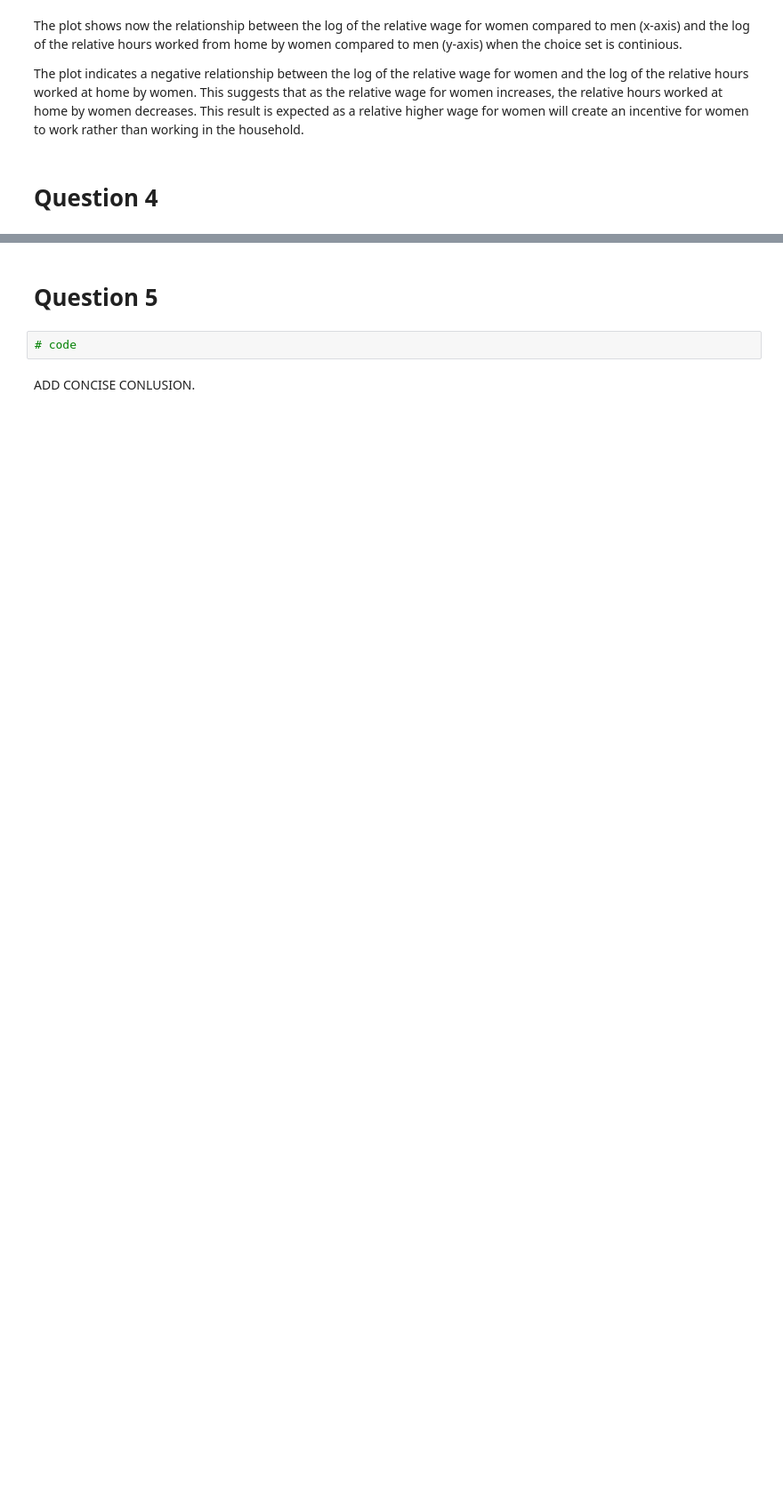
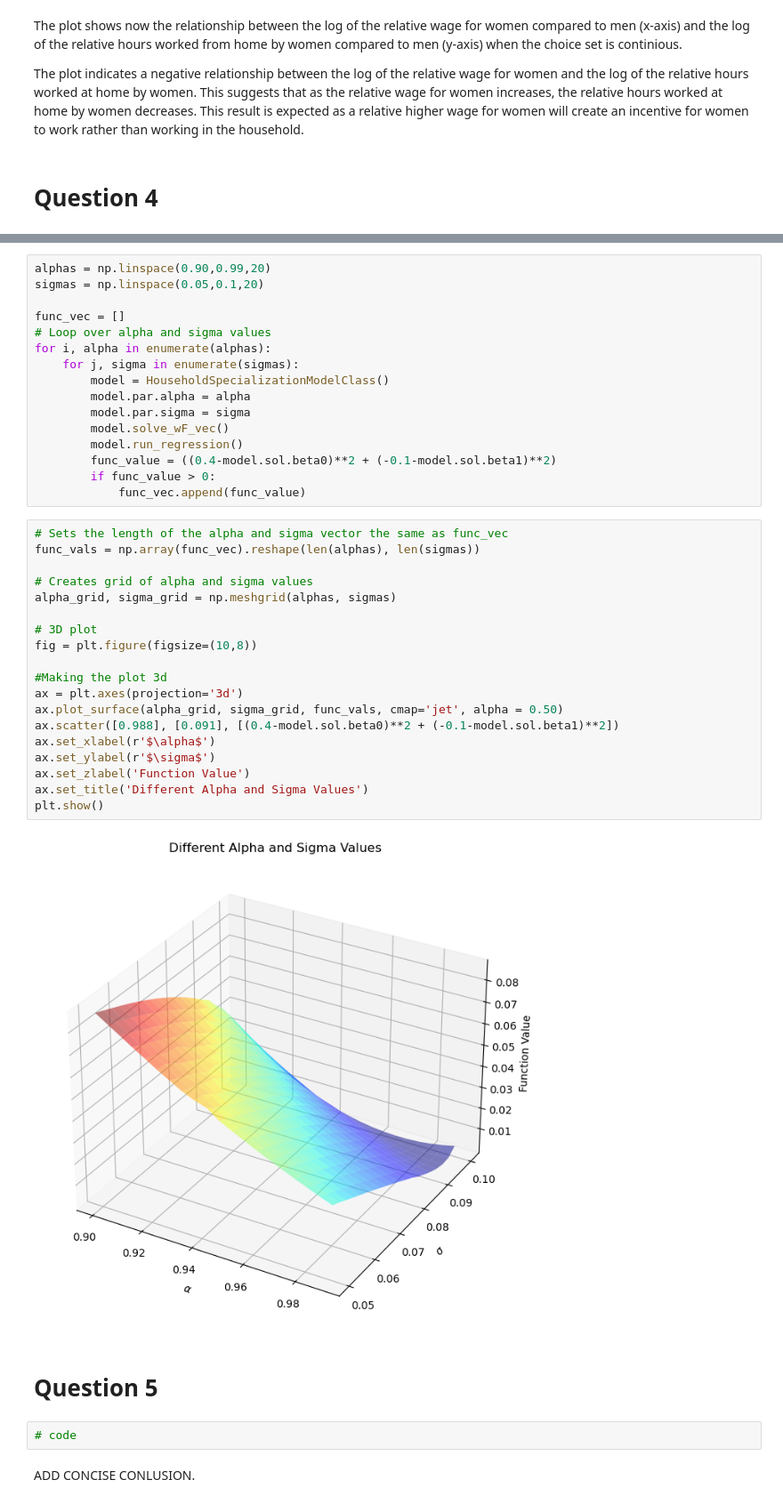
Before and after one commit to NumEconCopenhagen/projects-2023-iim, a Jupyter notebook: inauguralproject/inauguralproject.ipynb, the cells around one changed output, grey strips where cells are left out. Shown: that part at 89% size. Drawn from its saved outputs; the diff is of its cells as text; blank space fills up the shorter version.

```diff
--- a/inauguralproject/inauguralproject.ipynb
+++ b/inauguralproject/inauguralproject.ipynb
@@ -171,3 +207,40 @@ Optimal alpha = 0.5499999999999998, optimal sigma = 0.95
+# %%
+alphas = np.linspace(0.90,0.99,20)
+sigmas = np.linspace(0.05,0.1,20)
+
+func_vec = []
+# Loop over alpha and sigma values
+for i, alpha in enumerate(alphas):
+    for j, sigma in enumerate(sigmas):
+        model = HouseholdSpecializationModelClass()
+        model.par.alpha = alpha
+        model.par.sigma = sigma
+        model.solve_wF_vec()
+        model.run_regression()
+        func_value = ((0.4-model.sol.beta0)**2 + (-0.1-model.sol.beta1)**2)
+        if func_value > 0:
+            func_vec.append(func_value)
+# %%
+# Sets the length of the alpha and sigma vector the same as func_vec
+func_vals = np.array(func_vec).reshape(len(alphas), len(sigmas))
+
+# Creates grid of alpha and sigma values
+alpha_grid, sigma_grid = np.meshgrid(alphas, sigmas)
+
+# 3D plot
+fig = plt.figure(figsize=(10,8))
+
+#Making the plot 3d
+ax = plt.axes(projection='3d')
+ax.plot_surface(alpha_grid, sigma_grid, func_vals, cmap='jet', alpha = 0.50)
+ax.scatter([0.988], [0.091], [(0.4-model.sol.beta0)**2 + (-0.1-model.sol.beta1)**2])
+ax.set_xlabel(r'$\alpha$')
+ax.set_ylabel(r'$\sigma$')
+ax.set_zlabel('Function Value')
+ax.set_title('Different Alpha and Sigma Values')
+plt.show()
+# %% [output]
+[figure, added]
 # %% [markdown]
 # Question 5
 # %%
```
Also changed, not shown: parts of 13 cells of this notebook.
